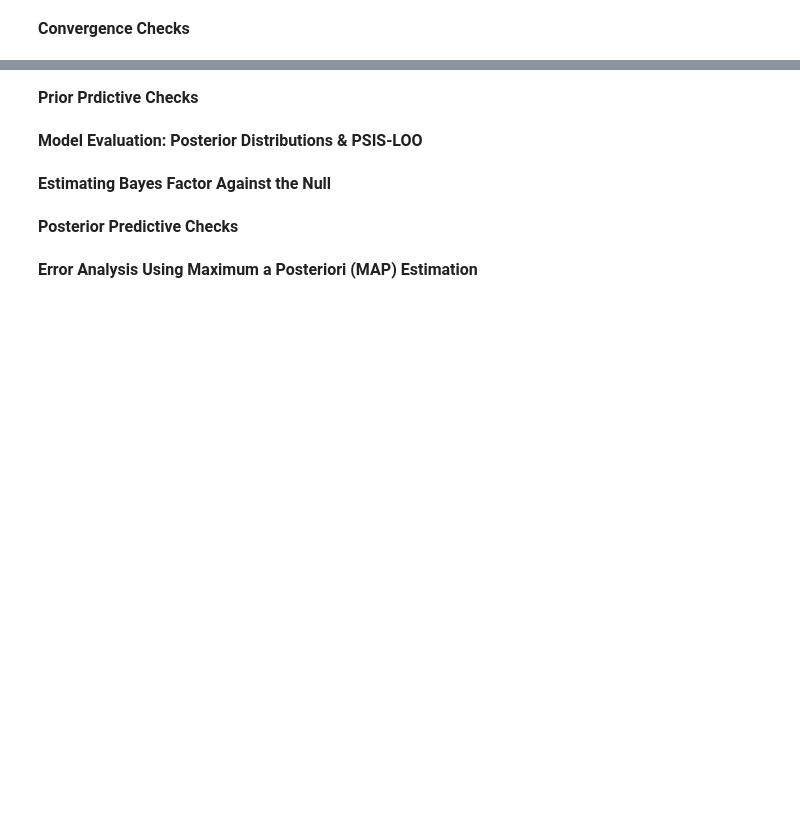
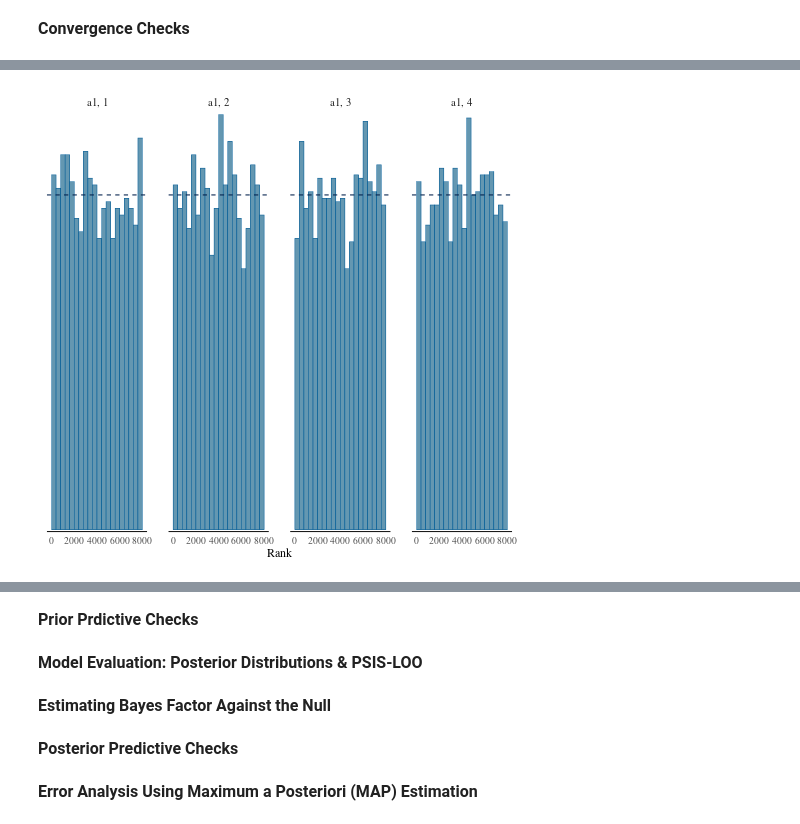
Before and after one commit to jhmorgan-netanomics/Netanomics_Analysts_Collaborative_Environment, a Jupyter notebook: Workflow_Demonstration/Analyses/Demonstration_Analysis.ipynb, the cells around one changed output, grey strips where cells are left out. Cells and saved outputs as stored; diff of their text form; code cells hidden in the pictures; blank space fills up the shorter version.

```diff
--- a/Workflow_Demonstration/Analyses/Demonstration_Analysis.ipynb
+++ b/Workflow_Demonstration/Analyses/Demonstration_Analysis.ipynb
@@ -316,0 +429,6 @@ Processing complete, no problems detected.
+# %%
+%%R
+#   Look at how the ranking of MCMC samples mixed between chains for Alpha.
+    mcmc_rank_hist(draws_array, "a1", ref_line = TRUE)
+# %% [output]
+[figure, added]
```
Also changed, not shown: parts of 20 cells of this notebook, 16 other files.
